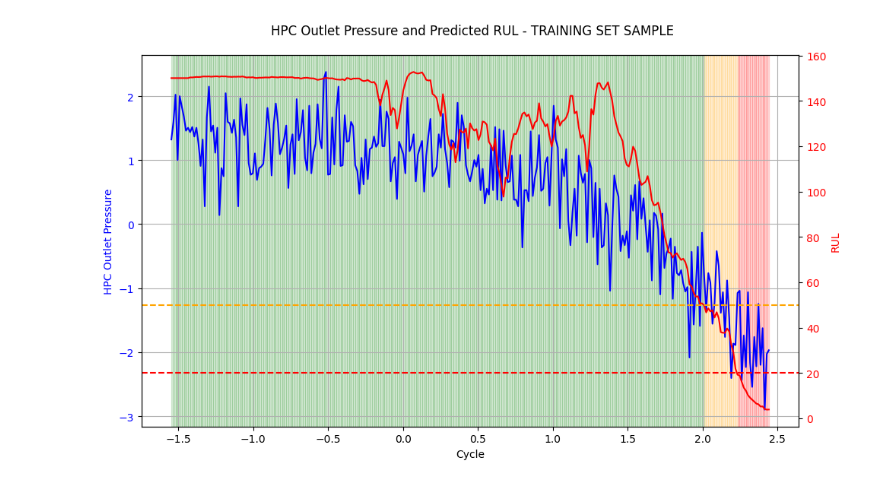
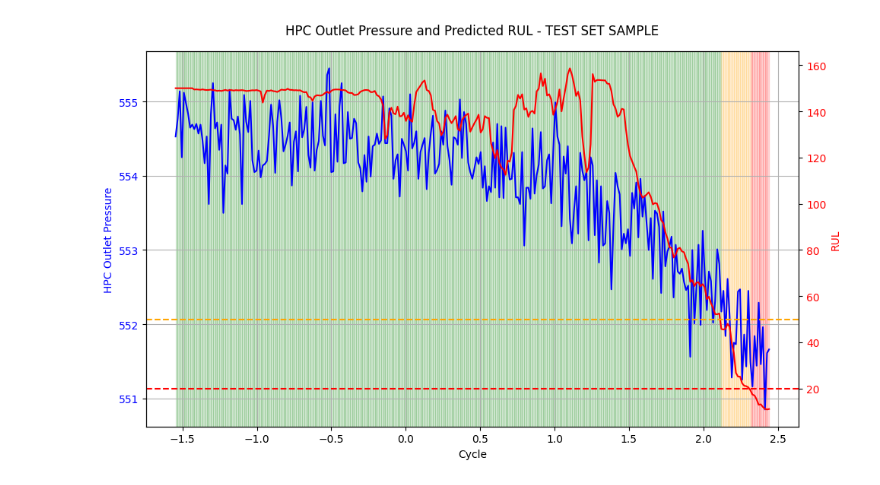
Before and after one commit to riccardocelin/CMAPSS_Jet_engine_predictive_maintenance, a Jupyter notebook: training_TF.ipynb, the cells around one changed output. Saved outputs shown, nothing was run; the diff lists cells and outputs as text; code cells hidden in the pictures.

Commit message:
fixing api, requirements update, working test_api script

```diff
--- a/training_TF.ipynb
+++ b/training_TF.ipynb
@@ -105,7 +127,7 @@ model = models.Sequential([
     layers.Input(shape=(W, F)),
     layers.LSTM(64, return_sequences=True),
     layers.Dropout(0.2),
-    layers.LSTM(32, return_sequences=True),
+    layers.LSTM(32, return_sequences=False),
     layers.Dense(1)
 ])
 
@@ -140,7 +160,7 @@ history = model.fit(
     y_train[..., np.newaxis],
     validation_data=(X_val, y_val[..., np.newaxis]),
     epochs=100,
-    batch_size=64,
+    batch_size=32,
     callbacks=[
         tf.keras.callbacks.EarlyStopping(
             monitor='val_loss',
@@ -203,8 +241,8 @@ X_test_sample, y_test_sample = create_windows(df_TEST[df_TEST['engine_id'] == en
 engine_data = df_TEST[df_TEST['engine_id'] == engine_id]
 
 y_test_sample_pred = model.predict(X_test_sample)
-y_test_sample_pred_last = (y_test_sample_pred[:, -1, 0] * train_std['RUL'] ) + train_mean['RUL']
-y_test_sample_true_last = (y_test_sample[:, -1] * train_std['RUL'] ) + train_mean['RUL']
+y_test_sample_pred_last = (y_test_sample_pred * train_std['RUL'] ) + train_mean['RUL']
+y_test_sample_true_last = (y_test_sample * train_std['RUL'] ) + train_mean['RUL']
 
 cycles = engine_data['cycle'].values
 RUL_pred = y_test_sample_pred_last.flatten()  # in case it's shape (n,1)
@@ -236,7 +274,7 @@ for i in range(len(cycles) - 1):
 # main signal
 ax1.plot(
     cycles,
-    engine_data['HPC_outlet_press'],
+    (engine_data['HPC_outlet_press'] * train_std['HPC_outlet_press']) + train_mean['HPC_outlet_press'],
     color='b',
     label='HPC Outlet Pressure'
 )
@@ -257,7 +295,7 @@ ax2.axhline(y=20, color='red', linestyle='--', label='RUL=20 Threshold')
 ax2.axhline(y=50, color='orange', linestyle='--', label='RUL=50 Threshold')
 
 fig.suptitle(
-    f'HPC Outlet Pressure and Predicted RUL - TRAINING SET SAMPLE'
+    f'HPC Outlet Pressure and Predicted RUL - TEST SET SAMPLE'
 )
 
 fig.tight_layout()
@@ -267,3 +305,3 @@ plt.show()
 287
 287
-[figure, old version]
+[figure, new version]
```
Also changed, not shown: parts of 13 cells of this notebook, 4 other files.
